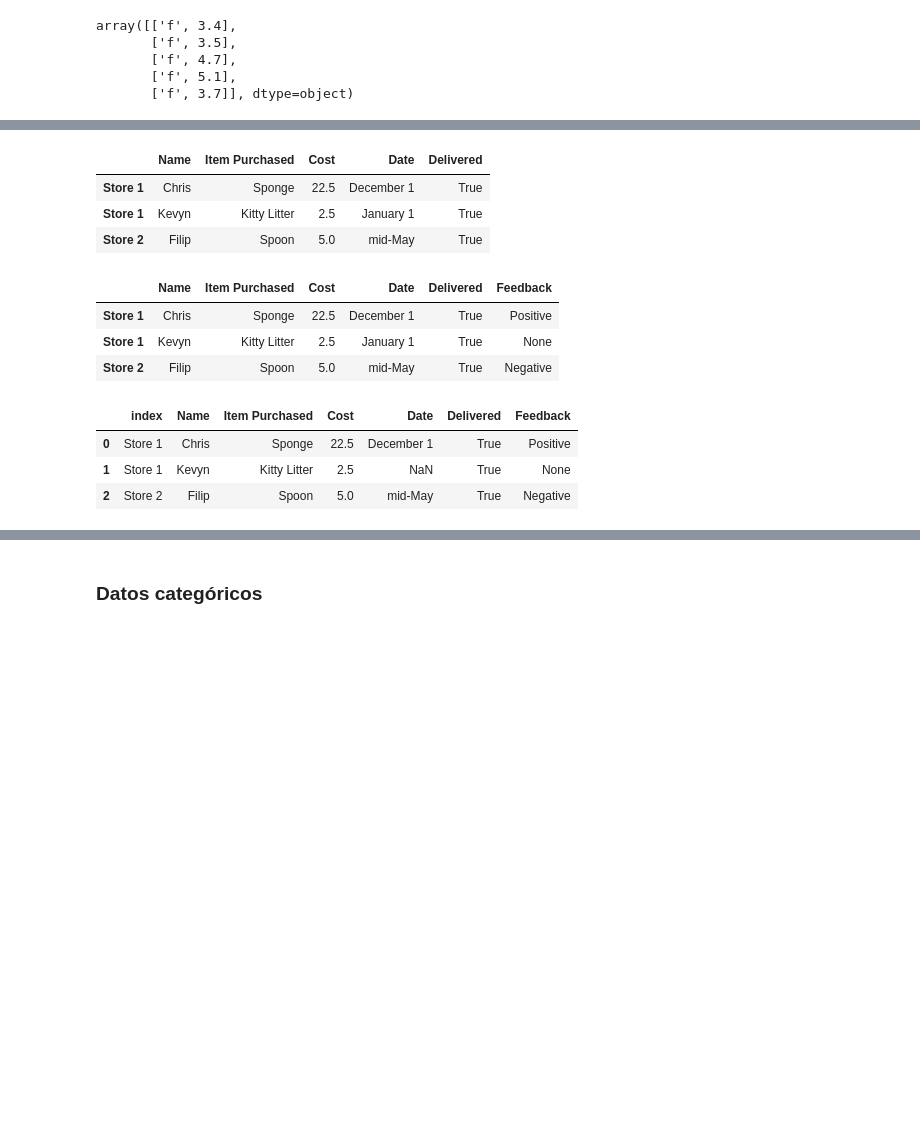
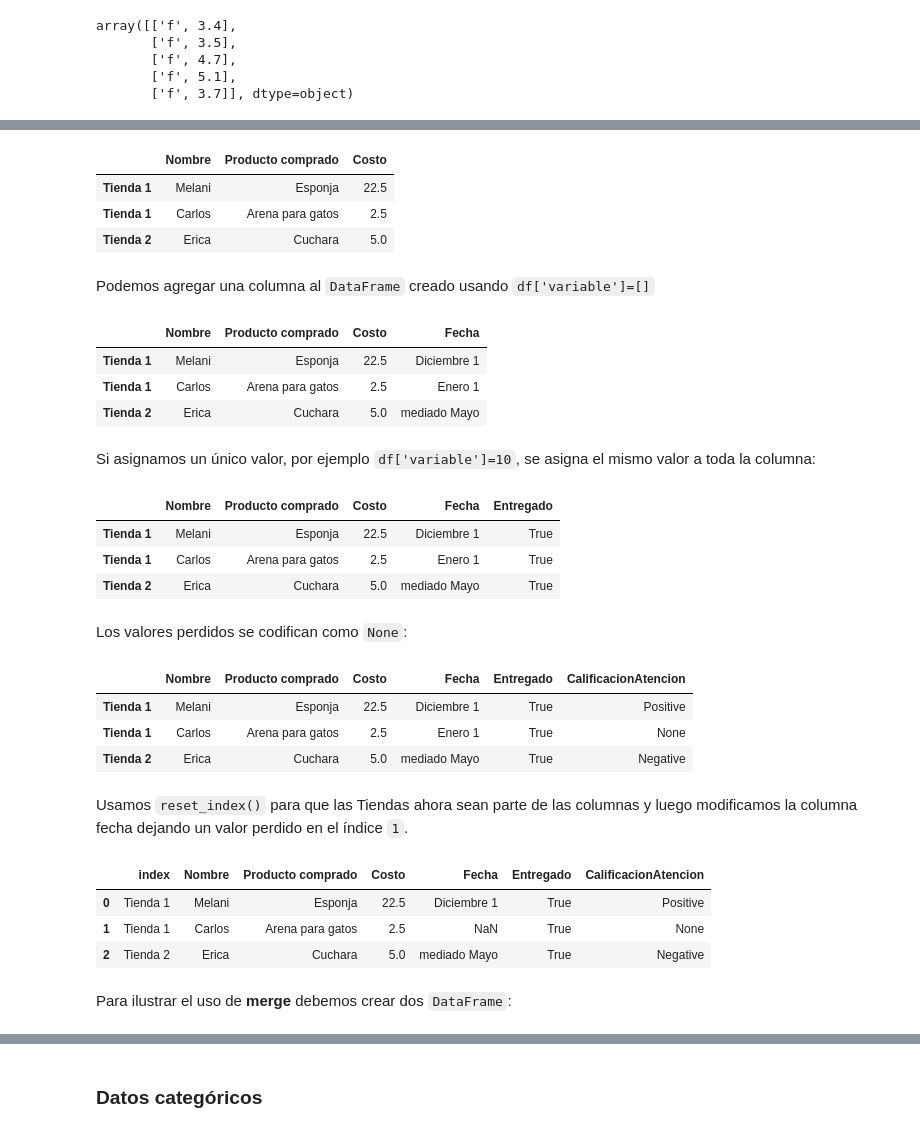
Before and after one commit to vmoprojs/MLPython, a Jupyter notebook: Pandas.ipynb, the cells around one changed output, grey strips where cells are left out. Drawn from its saved outputs; the diff is of its cells as text; code cells hidden in the pictures; blank space fills up the shorter version.

Commit message:
adding pandas contents

```diff
--- a/Pandas.ipynb
+++ b/Pandas.ipynb
@@ -630,26 +773,57 @@ df
+# %%
+import pandas as pd
+
+df = pd.DataFrame([{'Nombre': 'Melani', 'Producto comprado': 'Esponja', 'Costo': 22.50},
+                   {'Nombre': 'Carlos', 'Producto comprado': 'Arena para gatos', 'Costo': 2.50},
+                   {'Nombre': 'Erica', 'Producto comprado': 'Cuchara', 'Costo': 5.00}],
+                  index=['Tienda 1', 'Tienda 1', 'Tienda 2'])
+df
+# %% [output]
+|  | Nombre | Producto comprado | Costo |
+| Tienda 1 | Melani | Esponja | 22.5 |
+| Tienda 1 | Carlos | Arena para gatos | 2.5 |
+| Tienda 2 | Erica | Cuchara | 5.0 |
+# %% [markdown]
+Podemos agregar una columna al `DataFrame` creado usando `df['variable']=[]`
+# %%
+df['Fecha'] = ['Diciembre 1', 'Enero 1', 'mediado Mayo']
+df
+# %% [output]
+|  | Nombre | Producto comprado | Costo | Fecha |
+| Tienda 1 | Melani | Esponja | 22.5 | Diciembre 1 |
+| Tienda 1 | Carlos | Arena para gatos | 2.5 | Enero 1 |
+| Tienda 2 | Erica | Cuchara | 5.0 | mediado Mayo |
+# %% [markdown]
+Si asignamos un único valor, por ejemplo `df['variable']=10`, se asigna el mismo valor a toda la columna:
 # %%
-df['Delivered'] = True
+df['Entregado'] = True
 df
 # %% [output]
-|  | Name | Item Purchased | Cost | Date | Delivered |
-| Store 1 | Chris | Sponge | 22.5 | December 1 | True |
-| Store 1 | Kevyn | Kitty Litter | 2.5 | January 1 | True |
-| Store 2 | Filip | Spoon | 5.0 | mid-May | True |
+|  | Nombre | Producto comprado | Costo | Fecha | Entregado |
+| Tienda 1 | Melani | Esponja | 22.5 | Diciembre 1 | True |
+| Tienda 1 | Carlos | Arena para gatos | 2.5 | Enero 1 | True |
+| Tienda 2 | Erica | Cuchara | 5.0 | mediado Mayo | True |
+# %% [markdown]
+Los valores perdidos se codifican como `None`:
 # %%
-df['Feedback'] = ['Positive', None, 'Negative']
+df['CalificacionAtencion'] = ['Positive', None, 'Negative']
 df
 # %% [output]
-|  | Name | Item Purchased | Cost | Date | Delivered | Feedback |
-| Store 1 | Chris | Sponge | 22.5 | December 1 | True | Positive |
-| Store 1 | Kevyn | Kitty Litter | 2.5 | January 1 | True | None |
-| Store 2 | Filip | Spoon | 5.0 | mid-May | True | Negative |
+|  | Nombre | Producto comprado | Costo | Fecha | Entregado | CalificacionAtencion |
+| Tienda 1 | Melani | Esponja | 22.5 | Diciembre 1 | True | Positive |
+| Tienda 1 | Carlos | Arena para gatos | 2.5 | Enero 1 | True | None |
+| Tienda 2 | Erica | Cuchara | 5.0 | mediado Mayo | True | Negative |
+# %% [markdown]
+Usamos `reset_index()` para que las Tiendas ahora sean parte de las columnas y luego modificamos la columna fecha dejando un valor perdido en el índice `1`.
 # %%
 adf = df.reset_index()
-adf['Date'] = pd.Series({0: 'December 1', 2: 'mid-May'})
+adf['Fecha'] = pd.Series({0: 'Diciembre 1', 2: 'mediado Mayo'})
 adf
 # %% [output]
-|  | index | Name | Item Purchased | Cost | Date | Delivered | Feedback |
-| 0 | Store 1 | Chris | Sponge | 22.5 | December 1 | True | Positive |
-| 1 | Store 1 | Kevyn | Kitty Litter | 2.5 | NaN | True | None |
-| 2 | Store 2 | Filip | Spoon | 5.0 | mid-May | True | Negative |
+|  | index | Nombre | Producto comprado | Costo | Fecha | Entregado | CalificacionAtencion |
+| 0 | Tienda 1 | Melani | Esponja | 22.5 | Diciembre 1 | True | Positive |
+| 1 | Tienda 1 | Carlos | Arena para gatos | 2.5 | NaN | True | None |
+| 2 | Tienda 2 | Erica | Cuchara | 5.0 | mediado Mayo | True | Negative |
+# %% [markdown]
+Para ilustrar el uso de **merge** debemos crear dos `DataFrame`:
 # %%
```
Also changed, not shown: parts of 81 cells of this notebook, 5 other files.
